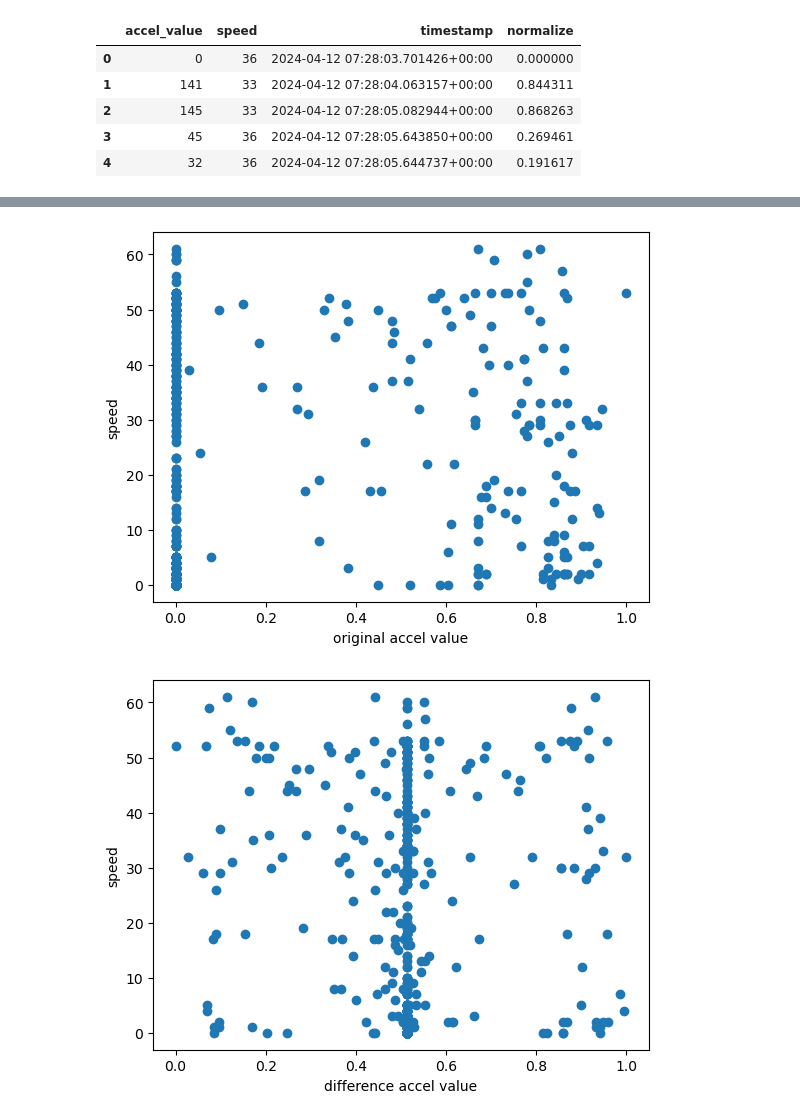
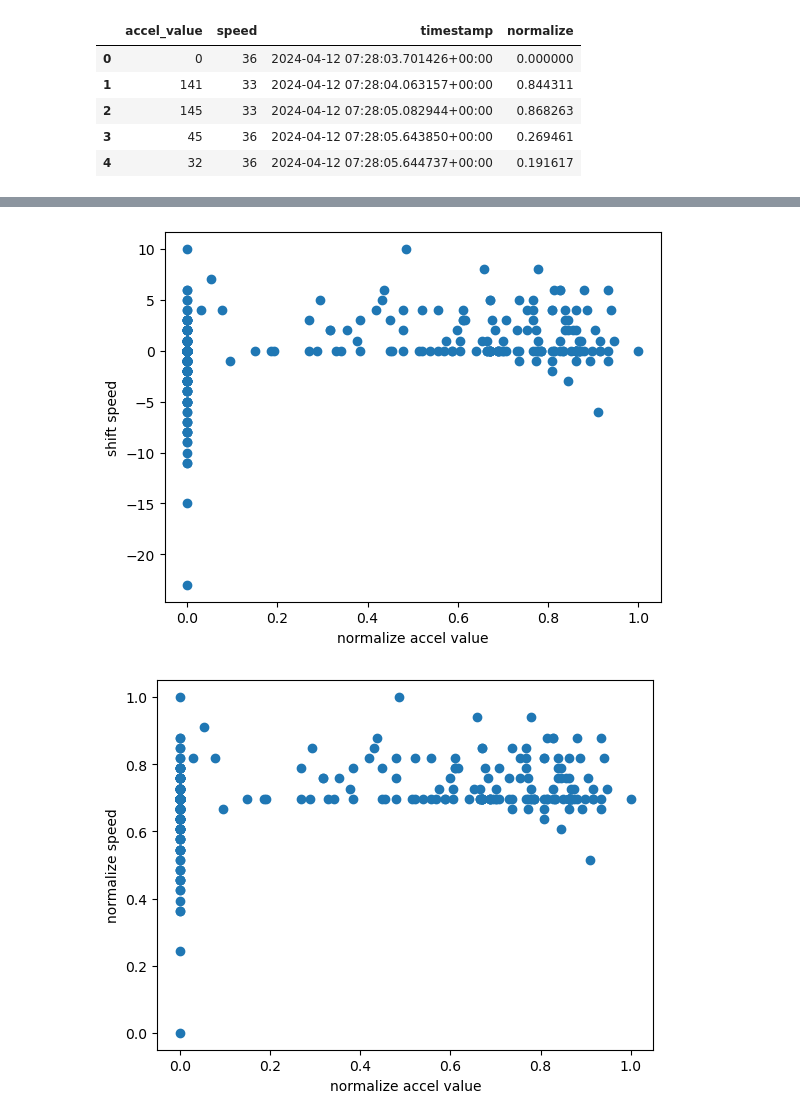
Before and after one commit to Project-Taba/AI, a Jupyter notebook: test.ipynb, the cells around one changed output, grey strips where cells are left out. Drawn from its saved outputs; the diff is of its cells as text; code cells hidden in the pictures.

```diff
--- a/test.ipynb
+++ b/test.ipynb
@@ -38,14 +38,14 @@ accel_df.head()
 | 4 | 32 | 36 | 2024-04-12 07:28:05.644737+00:00 | 0.191617 |
 # %%
 # 이전 값을 빼고 min max scaling
-accel_df['shift_accel'] = accel_df['accel_value'] - accel_df['accel_value'].shift(1)
-accel_df['shift_accel'].fillna(0, inplace = True)
+accel_df['shift_speed'] = accel_df['speed'] - accel_df['speed'].shift(1)
+accel_df['shift_speed'].fillna(0, inplace = True)
 
-min_shift_accel = min(accel_df['shift_accel'])
-max_shift_accel = max(accel_df['shift_accel'])
+min_shift_speed = min(accel_df['shift_speed'])
+max_shift_speed = max(accel_df['shift_speed'])
 
-normalization_shift_df = (accel_df['shift_accel'] - min_shift_accel) / (max_shift_accel - min_shift_accel)
+normalization_speed_df = (accel_df['shift_speed'] - min_shift_speed) / (max_shift_speed - min_shift_speed)
 
-accel_df['normalize_shift'] = normalization_shift_df
+accel_df['normalize_speed'] = normalization_speed_df
 accel_df.head()
 # %% [output]
@@ -58,31 +58,20 @@ accel_df.head()
 # %%
-x_shift = accel_df['normalize_shift'].to_list()
 x = accel_df['normalize'].to_list()
-y = accel_df['speed'].to_list()
+y = accel_df['shift_speed'].to_list()
+y_shift = accel_df['normalize_speed'].to_list()
+
 
 plt.figure()
 plt.scatter(x, y)
-plt.xlabel('original accel value')
-plt.ylabel('speed')
+plt.xlabel('normalize accel value')
+plt.ylabel('shift speed')
 plt.show()
 
 plt.figure()
-plt.scatter(x_shift, y)
-plt.xlabel('difference accel value')
-plt.ylabel('speed')
+plt.scatter(x, y_shift)
+plt.xlabel('normalize accel value')
+plt.ylabel('normalize speed')
 plt.show()
-
-plt.figure()
-plt.scatter(y, x)
-plt.xlabel('speed')
-plt.ylabel('original accel value')
-plt.show()
-
-plt.figure()
-plt.scatter(y, x_shift)
-plt.xlabel('spedd')
-plt.ylabel('difference accel value')
-plt.show()
 # %% [output]
-[figure, old version]
+[figure, new version]
-[figure, old version]
+[figure, new version]
```
Also changed, not shown: parts of 3 cells of this notebook, 1 other file.
